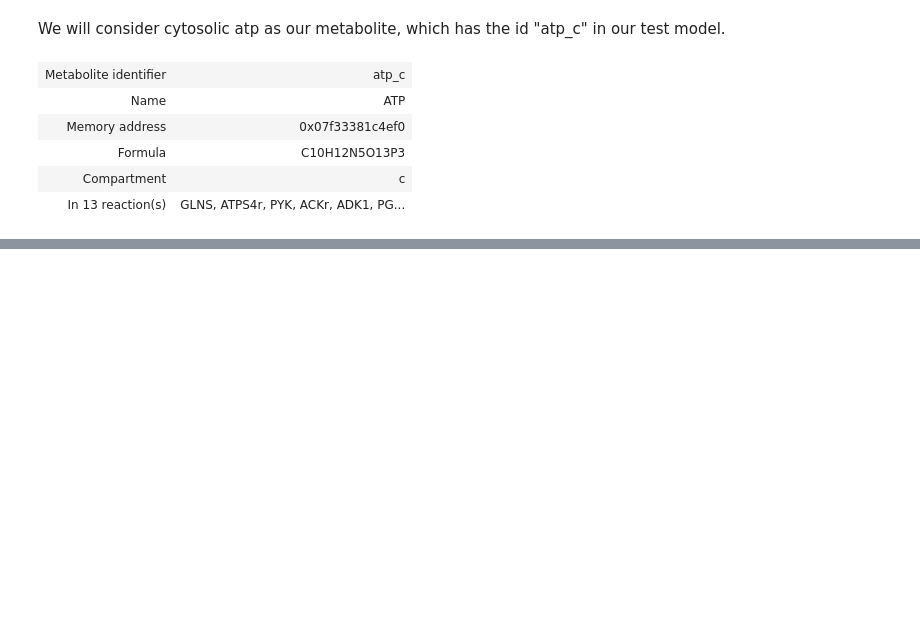
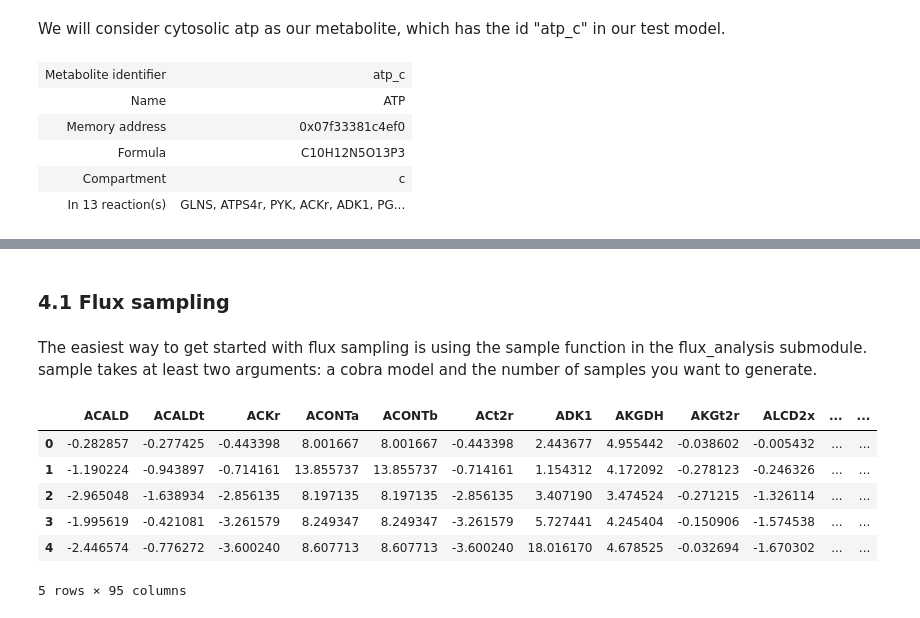
Before and after one commit to matthiaskoenig/mcp, a Jupyter notebook: docs/notebooks/05_cba.ipynb, the cells around one changed output, grey strips where cells are left out. Drawn from its saved outputs; the diff is of its cells as text; code cells hidden in the pictures; blank space fills up the shorter version.

```diff
--- a/docs/notebooks/05_cba.ipynb
+++ b/docs/notebooks/05_cba.ipynb
@@ -109,0 +332,19 @@ The gene_reaction_rule is a boolean representation of the gene requirements for
+# %% [markdown]
+### 4.1 Flux sampling
+# %% [markdown]
+The easiest way to get started with flux sampling is using the sample function in the flux_analysis submodule. sample takes at least two arguments: a cobra model and the number of samples you want to generate.
+# %%
+from cobra.test import create_test_model
+from cobra.sampling import sample
+
+model = create_test_model("textbook")
+s = sample(model, 500)
+s.head()
+# %% [output]
+|  | ACALD | ACALDt | ACKr | ACONTa | ACONTb | ACt2r | ADK1 | AKGDH | AKGt2r | ALCD2x | ... | ... |
+| 0 | -0.282857 | -0.277425 | -0.443398 | 8.001667 | 8.001667 | -0.443398 | 2.443677 | 4.955442 | -0.038602 | -0.005432 | ... | ... |
+| 1 | -1.190224 | -0.943897 | -0.714161 | 13.855737 | 13.855737 | -0.714161 | 1.154312 | 4.172092 | -0.278123 | -0.246326 | ... | ... |
+| 2 | -2.965048 | -1.638934 | -2.856135 | 8.197135 | 8.197135 | -2.856135 | 3.407190 | 3.474524 | -0.271215 | -1.326114 | ... | ... |
+| 3 | -1.995619 | -0.421081 | -3.261579 | 8.249347 | 8.249347 | -3.261579 | 5.727441 | 4.245404 | -0.150906 | -1.574538 | ... | ... |
+| 4 | -2.446574 | -0.776272 | -3.600240 | 8.607713 | 8.607713 | -3.600240 | 18.016170 | 4.678525 | -0.032694 | -1.670302 | ... | ... |
+5 rows × 95 columns
```
Also changed, not shown: parts of 40 cells of this notebook, 4 other files.
